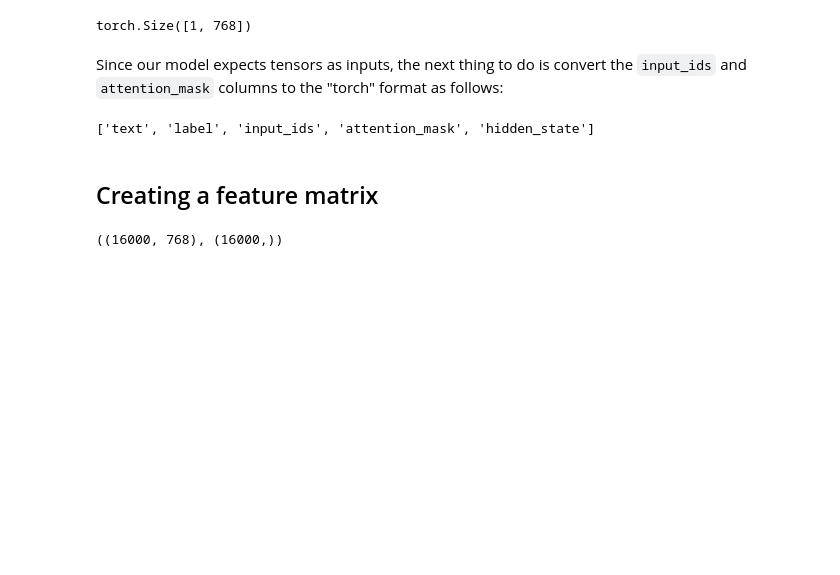
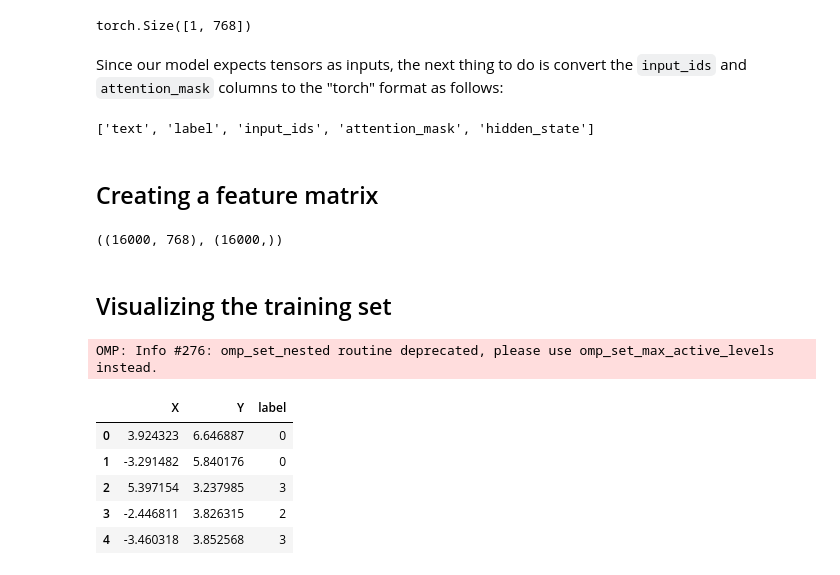
Before and after one commit to DavidArmendariz/nlp-processing-with-transformers, a Jupyter notebook: chapter-2/01_text_classification.ipynb, the cells around one changed output. Cells and saved outputs as stored; diff of their text form; code cells hidden in the pictures; blank space fills up the shorter version.

```diff
--- a/chapter-2/01_text_classification.ipynb
+++ b/chapter-2/01_text_classification.ipynb
@@ -248,3 +297,5 @@ y_valid = np.array(emotions["validation"]["label"])
 X_train.shape, y_train.shape
 # %% [output]
 ((16000, 768), (16000,))
+# %% [markdown]
+## Visualizing the training set
@@ -250,0 +305,14 @@ X_train.shape, y_train.shape
+# %%
+X_scaled = MinMaxScaler().fit_transform(X_train)
+mapper = UMAP(n_components=2, metric="cosine").fit(X_scaled)
+df_embedding = pd.DataFrame(mapper.embedding_, columns=["X", "Y"])
+df_embedding["label"] = y_train
+df_embedding.head()
+# %% [output]
+OMP: Info #276: omp_set_nested routine deprecated, please use omp_set_max_active_levels instead.
+|  | X | Y | label |
+| 0 | 3.924323 | 6.646887 | 0 |
+| 1 | -3.291482 | 5.840176 | 0 |
+| 2 | 5.397154 | 3.237985 | 3 |
+| 3 | -2.446811 | 3.826315 | 2 |
+| 4 | -3.460318 | 3.852568 | 3 |
```
Also changed, not shown: parts of 43 cells of this notebook, 10 other files.
